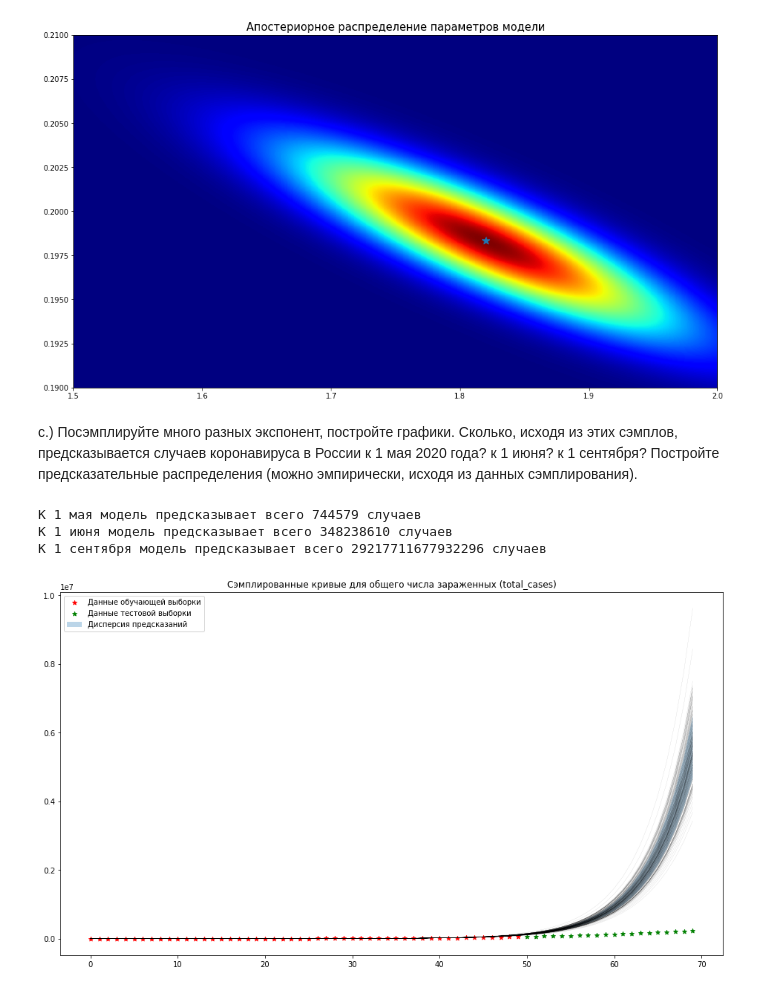
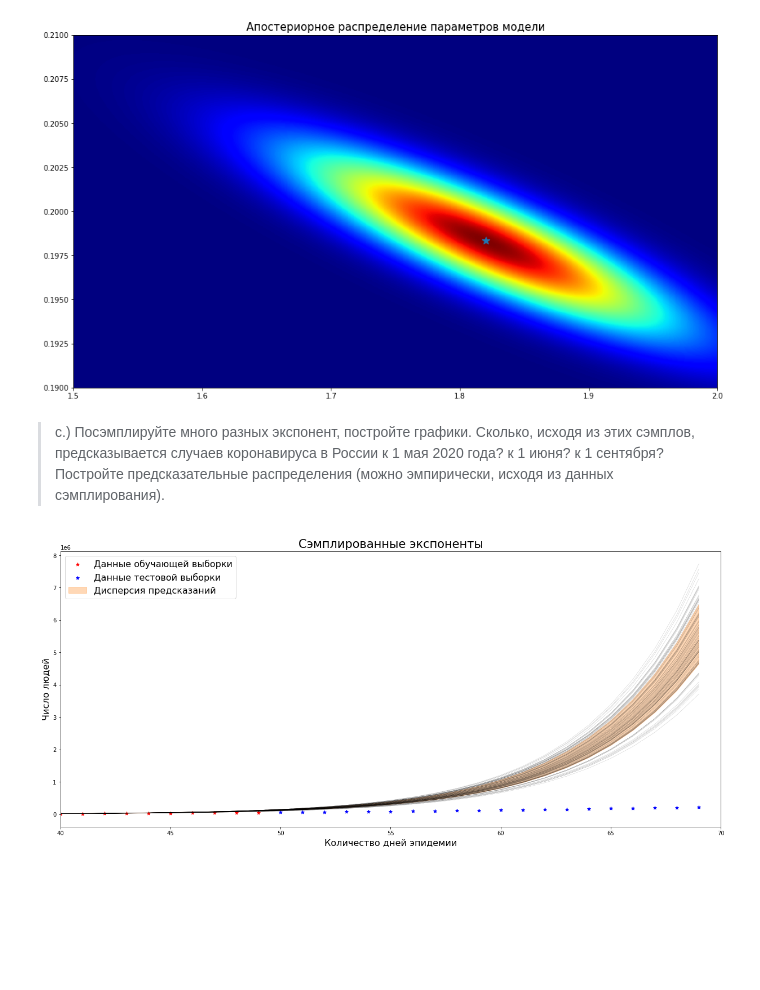
Before and after one commit to KhubbatulinMark/advanced-ml, a Jupyter notebook: homework_1/notebook.ipynb, the cells around one changed output. Saved outputs shown, nothing was run; the diff lists cells and outputs as text; code cells hidden in the pictures; blank space fills up the shorter version.

```diff
--- a/homework_1/notebook.ipynb
+++ b/homework_1/notebook.ipynb
@@ -13,6 +13,7 @@ import numpy as np
 
 import seaborn as sns
 import matplotlib.pyplot as plt
+palette = sns.color_palette()
 figsize = (16, 9)
 legend_fontsize = 16
 # %% [markdown]
@@ -325,46 +329,29 @@ plt.show()
 # %% [output]
 [figure]
 # %% [markdown]
-c.) Посэмплируйте много разных экспонент, постройте графики. Сколько, исходя из этих сэмплов, предсказывается случаев коронавируса в России к 1 мая 2020 года? к 1 июня? к 1 сентября? Постройте предсказательные распределения (можно эмпирически, исходя из данных сэмплирования).
+> c.) Посэмплируйте много разных экспонент, постройте графики. Сколько, исходя из этих сэмплов, предсказывается случаев коронавируса в России к 1 мая 2020 года? к 1 июня? к 1 сентября? Постройте предсказательные распределения (можно эмпирически, исходя из данных сэмплирования).
-# %%
-date_start = pd.to_datetime('2020-03-03')
-date_may = pd.to_datetime('2020-05-01')
-date_june = pd.to_datetime('2020-06-01')
-date_sept = pd.to_datetime('2020-09-01')
-
-x_may = np.array([[(date_may - date_start).days]])
-x_june = np.array([[(date_june - date_start).days]])
-x_sept = np.array([[(date_sept - date_start).days]])
-
-y_may_total = int(np.exp(model_exp.predict(x_may)))
-y_june_total = int(np.exp(model_exp.predict(x_june)))
-y_sept_total = int(np.exp(model_exp.predict(x_sept)))
-
-print(f'К 1 мая модель предсказывает всего {y_may_total} случаев')
-print(f'К 1 июня модель предсказывает всего {y_june_total} случаев')
-print(f'К 1 сентября модель предсказывает всего {y_sept_total} случаев')
-# %% [output]
-К 1 мая модель предсказывает всего 744579 случаев
-К 1 июня модель предсказывает всего 348238610 случаев
-К 1 сентября модель предсказывает всего 29217711677932296 случаев
 # %%
-plt.figure(figsize=figsize)
-x_sample = np.hstack((x_train, x_test))
-y_samples = np.exp(model_exp.predict_samples(x_sample.reshape(-1, 1)))
+def myplot_sample_lines(model, X, n=20):
+    y_list = np.exp(model.predict_samples(X.reshape(-1, 1), n_samples=n))
 
-for y_sample in y_samples:
-    plt.plot(x_sample, y_sample, 'k-', lw=0.05)
+    plt.figure(figsize=(21, 9))
+    for y in y_list:
+        plt.plot(X, y, 'k-', lw=0.1)
+    lower_bound = np.mean(y_list, axis=0) - np.std(y_list, axis=0)
+    upper_bound = np.mean(y_list, axis=0) + np.std(y_list, axis=0)
 
-lower_bound = np.mean(y_samples, axis=0) - np.std(y_samples, axis=0)
-upper_bound = np.mean(y_samples, axis=0) + np.std(y_samples, axis=0)
+    plt.scatter(x_train, y_train_total, label='Данные обучающей выборки', marker='*', color='r')
+    plt.scatter(x_test, y_test_total, label='Данные тестовой выборки', marker='*', color='b')
+    plt.fill_between(X, lower_bound, upper_bound, color=palette[1], alpha=.3, label='Дисперсия предсказаний')
+    plt.xlim(40, 70)
 
-plt.scatter(x_train, y_train_total, label='Данные обучающей выборки', marker='*', color='red')
-plt.scatter(x_test, y_test_total, label='Данные тестовой выборки', marker='*', color='green')
-plt.fill_between(x_sample, lower_bound, upper_bound, alpha=0.3, label='Дисперсия предсказаний')
-
-
-plt.title('Сэмплированные кривые для общего числа зараженных (total_cases)')
-plt.legend();
-plt.show()
+    plt.title('Сэмплированные экспоненты', fontsize=21)
+    plt.ylabel('Число людей', fontsize=legend_fontsize)
+    plt.xlabel('Количество дней эпидемии', fontsize=legend_fontsize)
+    plt.legend(fontsize=legend_fontsize);
+    plt.show()
-# %% [output]
-[figure, removed]
+# %%
+X = np.hstack((x_train, x_test))
+myplot_sample_lines(exp_model, X, 100)
+# %% [output]
+[figure, added]
```
Also changed, not shown: parts of 14 cells of this notebook.
